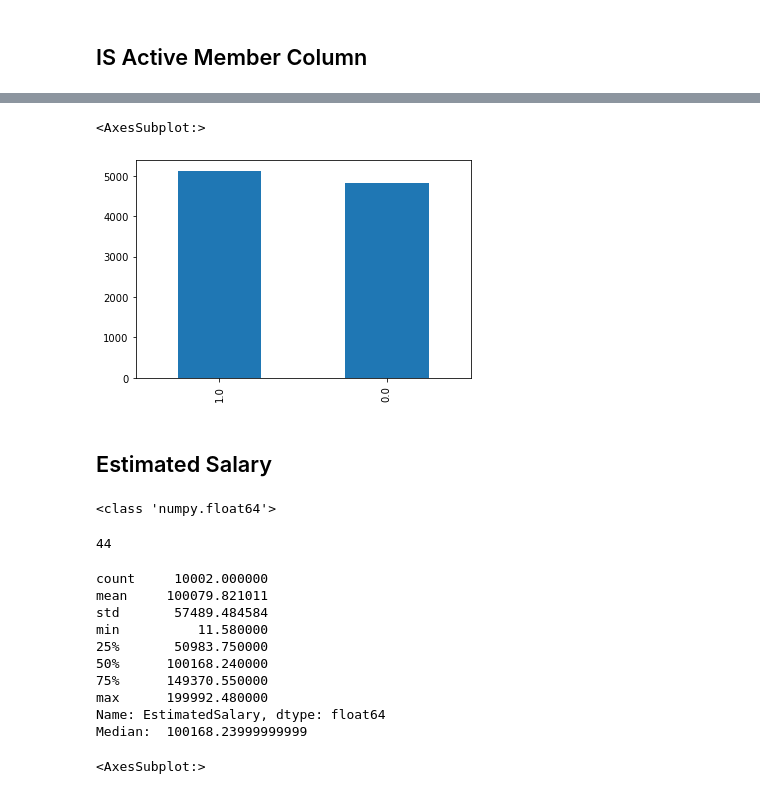
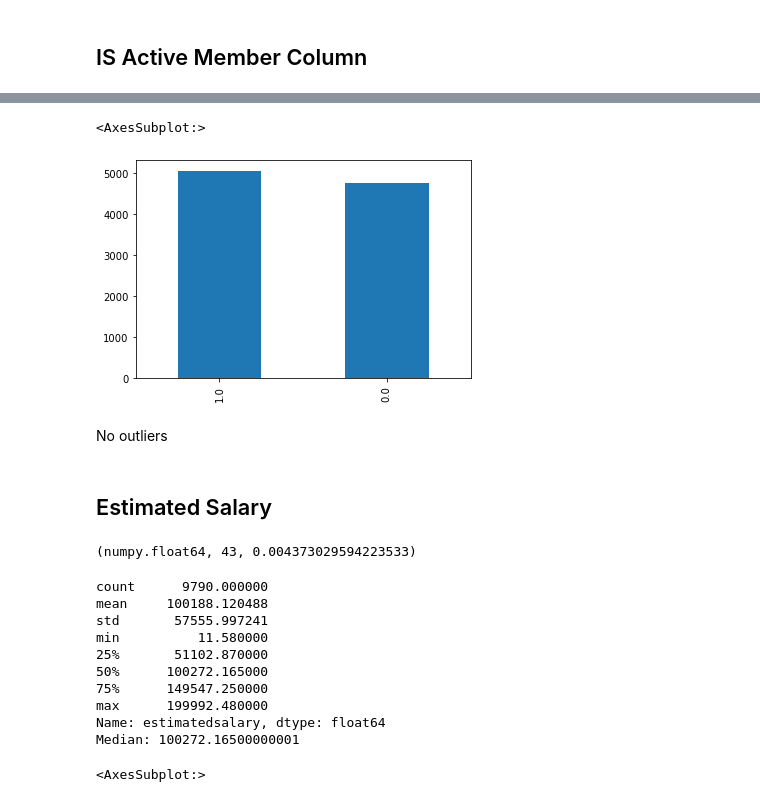
Before and after one commit to lukyluca/Bank-Customer-Churn-Prediction, a Jupyter notebook: project_code.ipynb, the cells around one changed output, grey strips where cells are left out. Drawn from its saved outputs; the diff is of its cells as text; code cells hidden in the pictures.

```diff
--- a/project_code.ipynb
+++ b/project_code.ipynb
@@ -493,0 +539,4 @@ df.NumOfProducts.plot(kind = 'hist')
+# %%
+df.numofproducts.fillna(1, inplace=True)
+
+df.loc[((df.numofproducts <0) | (df.numofproducts >10)), "numofproducts"] =  1
@@ -512,0 +577,2 @@ Name: HasCrCard, dtype: int64
+# %%
+df.dropna(subset= ["hascrcard"], how ="any", inplace =True)
@@ -524,0 +590,2 @@ df.HasCrCard.value_counts().plot(kind = 'pie')
+# %%
+df.loc[df.hascrcard==5, "hascard"] = 1
@@ -543,0 +617,2 @@ Name: IsActiveMember, dtype: int64
+# %%
+df.dropna(subset= ["isactivemember"], how ="any", inplace =True)
@@ -544,36 +621,36 @@ Name: IsActiveMember, dtype: int64
 # %%
 # Plotting frequencies
 
-df.IsActiveMember.value_counts().plot(kind = 'bar')
+df.isactivemember.value_counts().plot(kind = 'bar')
 # %% [output]
 <AxesSubplot:>
-[figure, old version]
+[figure, new version]
+# %% [markdown]
+No outliers
 # %% [markdown]
 ## Estimated Salary
 # %%
 # Checking for type and missing values
-
-print(type(df.EstimatedSalary[0]))
-df.EstimatedSalary.isna().sum()
+type(df.estimatedsalary[0]), df.estimatedsalary.isna().sum(), df.estimatedsalary.isna().mean()
 # %% [output]
-<class 'numpy.float64'>
+(numpy.float64, 43, 0.004373029594223533)
-44
 # %%
 # Description
 
-print(df.EstimatedSalary.describe())
-print('Median: ',df.EstimatedSalary.median())
+print(df.estimatedsalary.describe())
+median_salary = df.estimatedsalary.median()
+print('Median: %s'%median_salary)
 # %% [output]
-count     10002.000000
-mean     100079.821011
-std       57489.484584
+count      9790.000000
+mean     100188.120488
+std       57555.997241
 min          11.580000
-25%       50983.750000
-50%      100168.240000
-75%      149370.550000
+25%       51102.870000
+50%      100272.165000
+75%      149547.250000
 max      199992.480000
-Name: EstimatedSalary, dtype: float64
-Median:  100168.23999999999
+Name: estimatedsalary, dtype: float64
+Median: 100272.16500000001
 # %%
 # Finding Outliers
 
```
Also changed, not shown: parts of 86 cells of this notebook.
